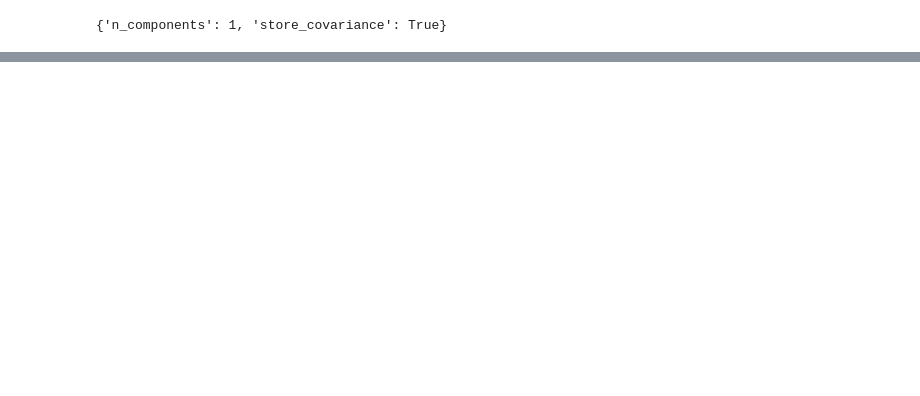
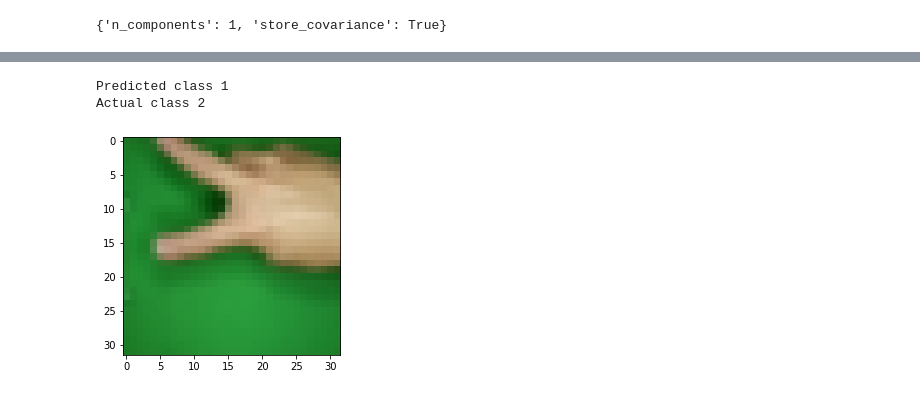
Before and after one commit to YiteWang/STAT542Group10, a Jupyter notebook: RPS_LDA.ipynb, the cells around one changed output, grey strips where cells are left out. Saved outputs shown, nothing was run; the diff lists cells and outputs as text; code cells hidden in the pictures; blank space fills up the shorter version.

```diff
--- a/RPS_LDA.ipynb
+++ b/RPS_LDA.ipynb
@@ -327,0 +511,12 @@ weighted avg       0.37      0.37      0.37       329
+# %%
+# Basic Metric
+
+lda_base = LinearDiscriminantAnalysis()
+lda_base.fit(x_train, y_train)
+
+#y_pred= model.predict(x_train)
+#model.decision_function(x_train)
+#confusion_matrix(y_train, y_pred)
+#print(classification_report(y_train, y_pred))
+train_score(lda_base)
+val_score(lda_base)
@@ -327,0 +628,15 @@ weighted avg       0.37      0.37      0.37       329
+# %%
+train_score(LinearDiscriminantAnalysis(shrinkage='auto', solver='lsqr',n_components=1    ).fit(x_train, y_train))
+train_score(LinearDiscriminantAnalysis(shrinkage='auto', solver='lsqr',n_components=2    ).fit(x_train, y_train))
+
+train_score(LinearDiscriminantAnalysis(shrinkage='auto', solver='eigen',n_components=1    ).fit(x_train, y_train))
+train_score(LinearDiscriminantAnalysis(shrinkage= 0.1, solver='eigen',n_components=1    ).fit(x_train, y_train))
+train_score(LinearDiscriminantAnalysis(shrinkage= 0.3, solver='eigen',n_components=1    ).fit(x_train, y_train))
+train_score(LinearDiscriminantAnalysis(shrinkage= 0.5, solver='eigen',n_components=1    ).fit(x_train, y_train))
+train_score(LinearDiscriminantAnalysis(shrinkage= 0.7, solver='eigen',n_components=1    ).fit(x_train, y_train))
+train_score(LinearDiscriminantAnalysis(shrinkage= 0.9, solver='eigen',n_components=1    ).fit(x_train, y_train))
+train_score(LinearDiscriminantAnalysis(shrinkage='auto', solver='eigen',n_components=2    ).fit(x_train, y_train))
+
+
+train_score(LinearDiscriminantAnalysis( solver='svd',n_components=1   ).fit(x_train, y_train))
+train_score(LinearDiscriminantAnalysis( solver='svd',n_components=2    ).fit(x_train, y_train))
@@ -327,0 +729,5 @@ weighted avg       0.37      0.37      0.37       329
+# %%
+best_model = LinearDiscriminantAnalysis(shrinkage=0.7, solver='eigen',n_components=1    ).fit(x_train, y_train)
+y_pred_test = best_model.predict(x_test)
+y_test
+y_pred_test
@@ -327,0 +777,8 @@ weighted avg       0.37      0.37      0.37       329
+# %%
+plt.imshow(np.reshape(np.array(x_test.T[325]), (32, 32, 3)))
+print("Predicted class",y_pred_test[325])
+print("Actual class",y_test[325])
+# %% [output]
+Predicted class 1
+Actual class 2
+[figure, added]
```
Also changed, not shown: parts of 44 cells of this notebook, 1 other file.
